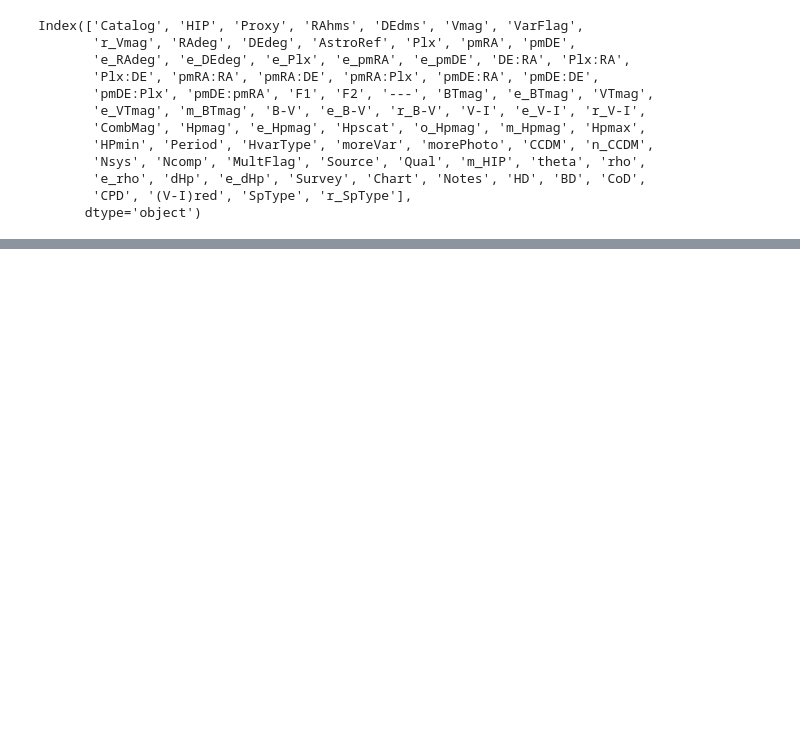
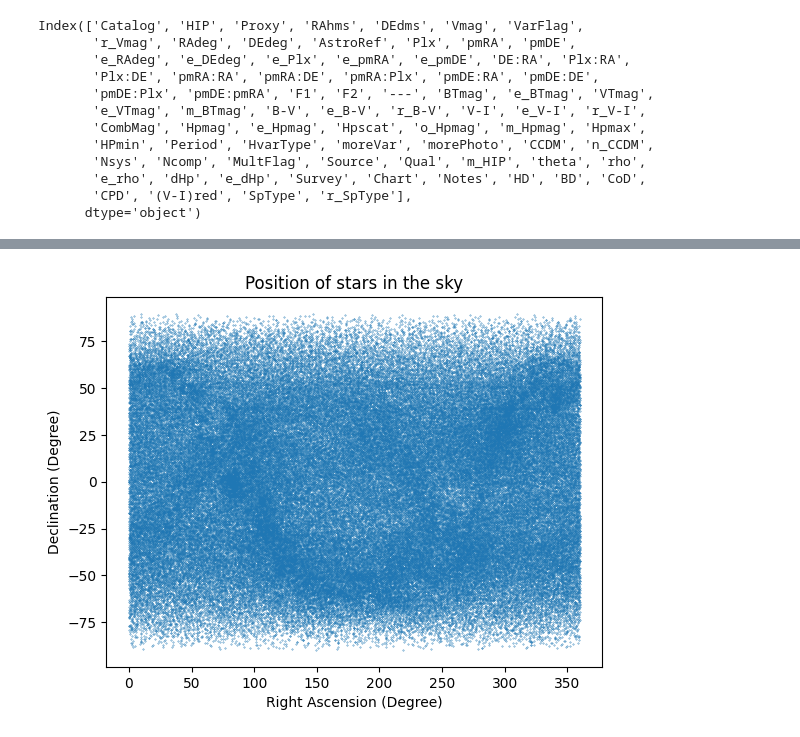
Before and after one commit to fbientrigo/intro_machine_learning, a Jupyter notebook: projects/hipparcos/exploratory.ipynb, the cells around one changed output, grey strips where cells are left out. Cells and saved outputs as stored; diff of their text form; code cells hidden in the pictures; blank space fills up the shorter version.

```diff
--- a/projects/hipparcos/exploratory.ipynb
+++ b/projects/hipparcos/exploratory.ipynb
@@ -12,5 +12,5 @@ import sklearn
 
 from os.path import join
 ruta_csv = join("data", "hipparcos-voidmain.csv")
-df = pd.read_csv(ruta_csv)
+hipp_df = pd.read_csv(ruta_csv)
 # %%
@@ -39,4 +39,4 @@ Index(['Catalog', 'HIP', 'Proxy', 'RAhms', 'DEdms', 'Vmag', 'VarFlag',
        'CPD', '(V-I)red', 'SpType', 'r_SpType'],
       dtype='object')
 # %%
-df.drop(["Catalog", "HIP", "Proxy", "Rahms", "DEdms", ])
+hipp_df.drop(["Catalog", "HIP", "Proxy", "RAhms", "DEdms"], axis=1, inplace=True)
@@ -57,0 +78,9 @@ Length: 78, dtype: object
+# %%
+plt.plot(hipp_df["RAdeg"], hipp_df["DEdeg"], 'o', markersize = 0.3)
+
+plt.xlabel("Right Ascension (Degree)")
+plt.ylabel("Declination (Degree)")
+plt.title ("Position of stars in the sky")
+plt.show()
+# %% [output]
+[figure, added]
```
Also changed, not shown: parts of 25 cells of this notebook, 17 other files.
